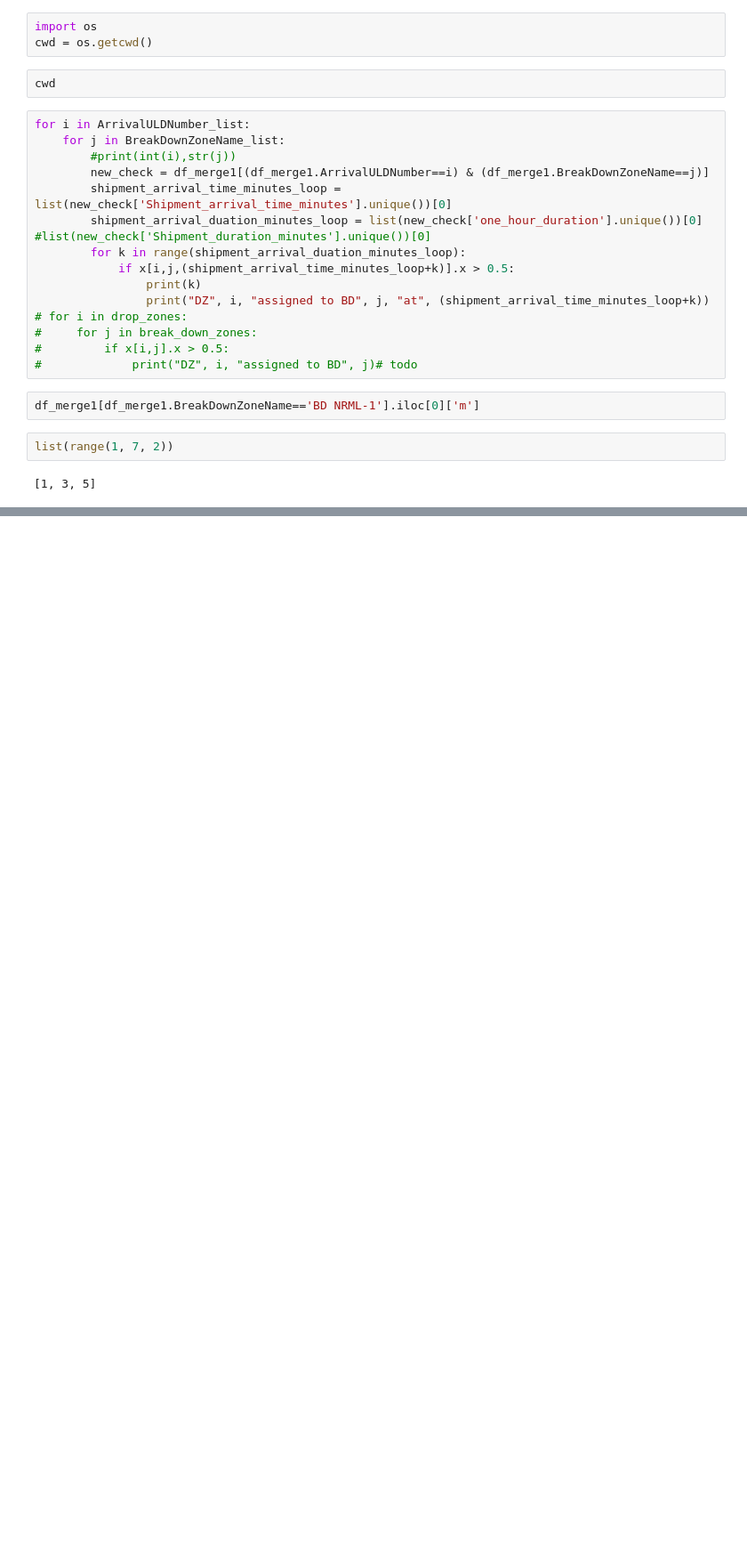
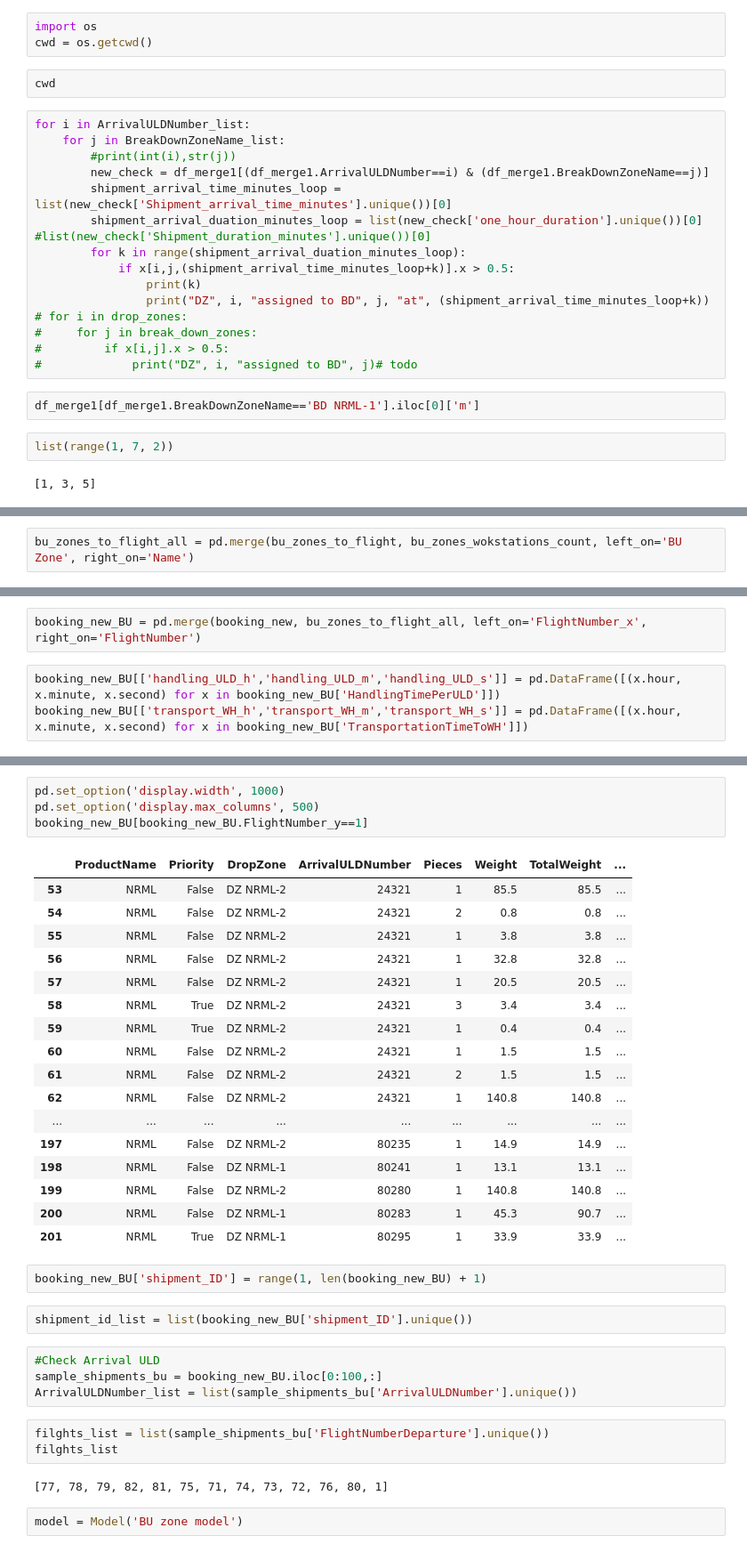
Before and after one commit to zanynik/rwth_opt, a Jupyter notebook: Gurobi - Air_Cargo_Time_Discreate_BU_zone.ipynb, the cells around one changed output, grey strips where cells are left out. Shown at 89% size. Drawn from its saved outputs; the diff is of its cells as text; blank space fills up the shorter version.

```diff
--- a/Gurobi - Air_Cargo_Time_Discreate_BU_zone.ipynb
+++ b/Gurobi - Air_Cargo_Time_Discreate_BU_zone.ipynb
@@ -617,0 +589,2 @@ list(range(1, 7, 2))
+# %%
+bu_zones_to_flight_all = pd.merge(bu_zones_to_flight, bu_zones_wokstations_count, left_on='BU Zone', right_on='Name')
@@ -617,0 +608,5 @@ list(range(1, 7, 2))
+# %%
+booking_new_BU = pd.merge(booking_new, bu_zones_to_flight_all, left_on='FlightNumber_x', right_on='FlightNumber')
+# %%
+booking_new_BU[['handling_ULD_h','handling_ULD_m','handling_ULD_s']] = pd.DataFrame([(x.hour, x.minute, x.second) for x in booking_new_BU['HandlingTimePerULD']])
+booking_new_BU[['transport_WH_h','transport_WH_m','transport_WH_s']] = pd.DataFrame([(x.hour, x.minute, x.second) for x in booking_new_BU['TransportationTimeToWH']])
@@ -617,0 +642,37 @@ list(range(1, 7, 2))
+# %%
+pd.set_option('display.width', 1000)
+pd.set_option('display.max_columns', 500)
+booking_new_BU[booking_new_BU.FlightNumber_y==1]
+# %% [output]
+|  | ProductName | Priority | DropZone | ArrivalULDNumber | Pieces | Weight | TotalWeight | ... |
+| 53 | NRML | False | DZ NRML-2 | 24321 | 1 | 85.5 | 85.5 | ... |
+| 54 | NRML | False | DZ NRML-2 | 24321 | 2 | 0.8 | 0.8 | ... |
+| 55 | NRML | False | DZ NRML-2 | 24321 | 1 | 3.8 | 3.8 | ... |
+| 56 | NRML | False | DZ NRML-2 | 24321 | 1 | 32.8 | 32.8 | ... |
+| 57 | NRML | False | DZ NRML-2 | 24321 | 1 | 20.5 | 20.5 | ... |
+| 58 | NRML | True | DZ NRML-2 | 24321 | 3 | 3.4 | 3.4 | ... |
+| 59 | NRML | True | DZ NRML-2 | 24321 | 1 | 0.4 | 0.4 | ... |
+| 60 | NRML | False | DZ NRML-2 | 24321 | 1 | 1.5 | 1.5 | ... |
+| 61 | NRML | False | DZ NRML-2 | 24321 | 2 | 1.5 | 1.5 | ... |
+| 62 | NRML | False | DZ NRML-2 | 24321 | 1 | 140.8 | 140.8 | ... |
+| ... | ... | ... | ... | ... | ... | ... | ... | ... |
+| 197 | NRML | False | DZ NRML-2 | 80235 | 1 | 14.9 | 14.9 | ... |
+| 198 | NRML | False | DZ NRML-1 | 80241 | 1 | 13.1 | 13.1 | ... |
+| 199 | NRML | False | DZ NRML-2 | 80280 | 1 | 140.8 | 140.8 | ... |
+| 200 | NRML | False | DZ NRML-1 | 80283 | 1 | 45.3 | 90.7 | ... |
+| 201 | NRML | True | DZ NRML-1 | 80295 | 1 | 33.9 | 33.9 | ... |
+# %%
+booking_new_BU['shipment_ID'] = range(1, len(booking_new_BU) + 1)
+# %%
+shipment_id_list = list(booking_new_BU['shipment_ID'].unique())
+# %%
+#Check Arrival ULD
+sample_shipments_bu = booking_new_BU.iloc[0:100,:]
+ArrivalULDNumber_list = list(sample_shipments_bu['ArrivalULDNumber'].unique())
+# %%
+filghts_list = list(sample_shipments_bu['FlightNumberDeparture'].unique())
+filghts_list
+# %% [output]
+[77, 78, 79, 82, 81, 75, 71, 74, 73, 72, 76, 80, 1]
+# %%
+model = Model('BU zone model')
```
Also changed, not shown: parts of 42 cells of this notebook.
